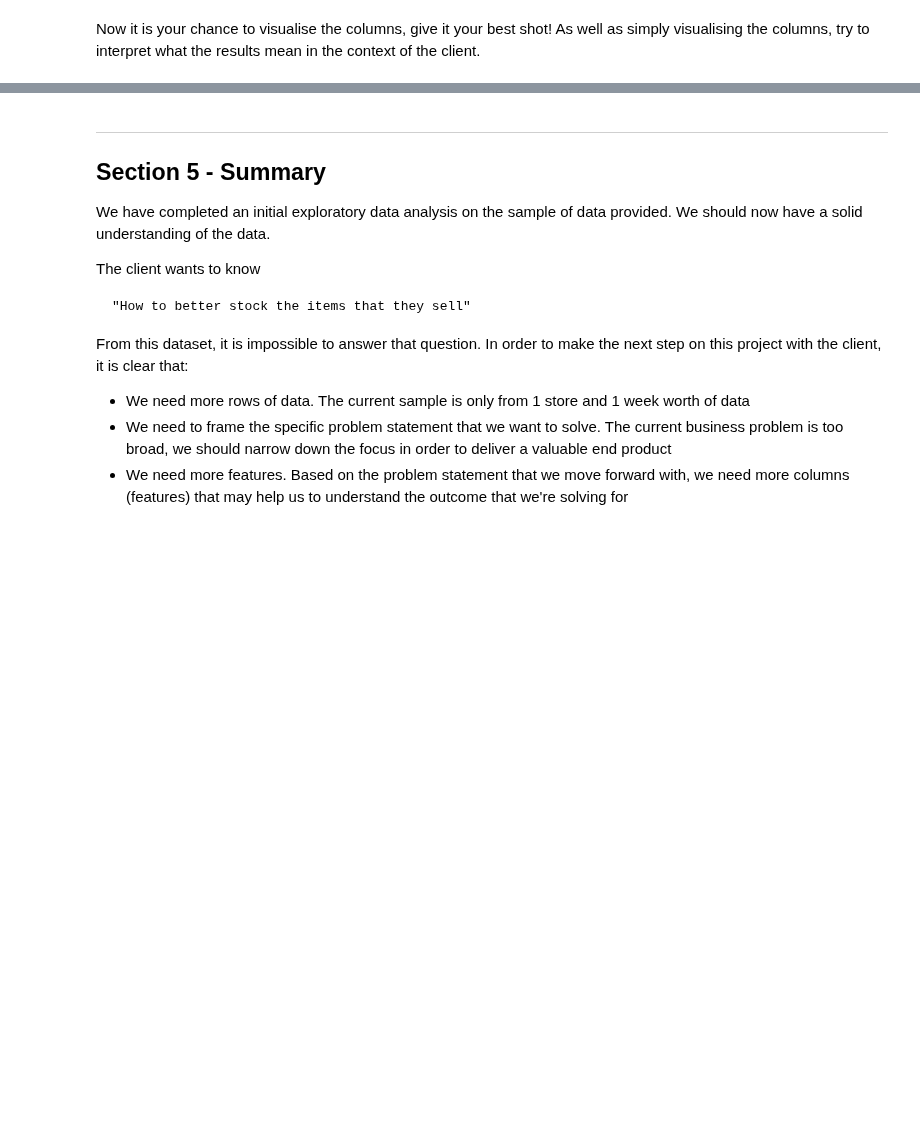
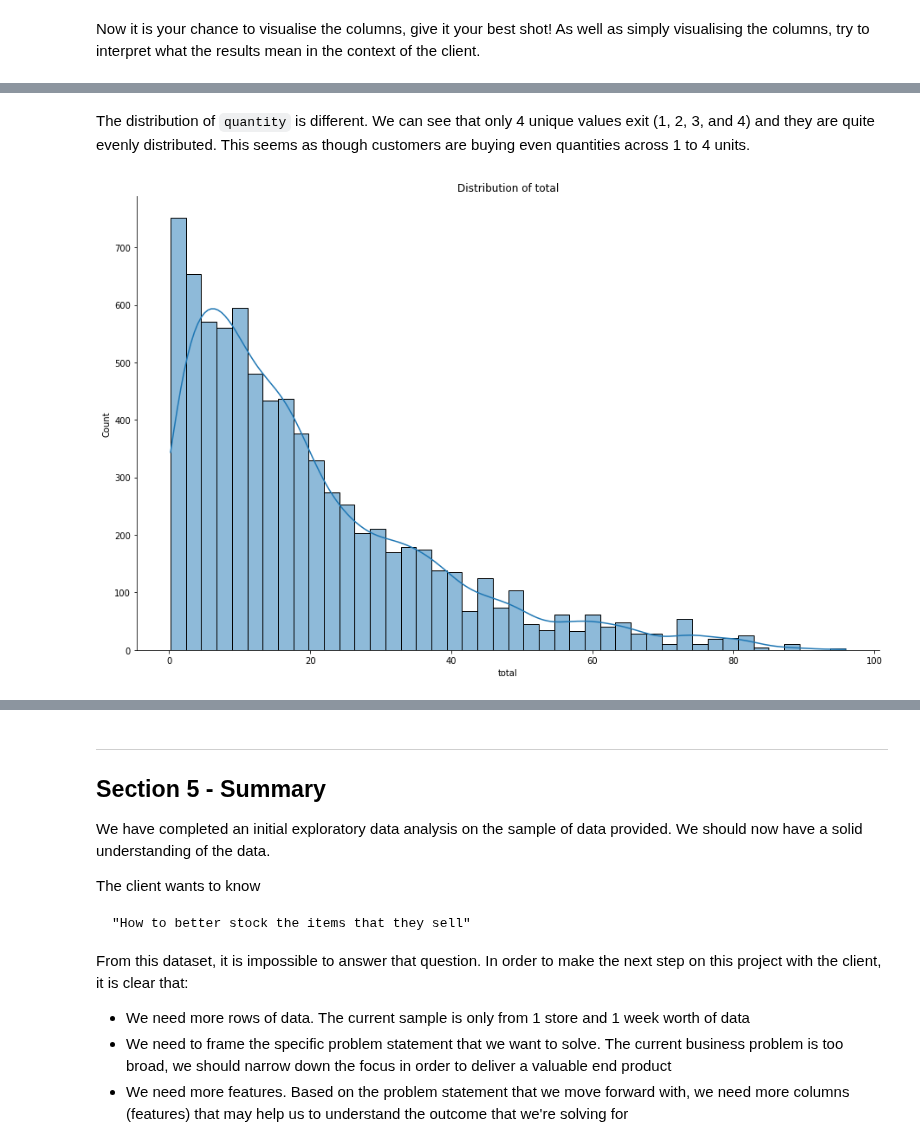
Before and after one commit to lawalsegun2025/forage_projects, a Jupyter notebook: 002_Cognizant_Artificial_Intelligence/1_Exploratory_Data_Analysis/notebook/eda.ipynb, the cells around one changed output, grey strips where cells are left out. Saved outputs shown, nothing was run; the diff lists cells and outputs as text; code cells hidden in the pictures; blank space fills up the shorter version.

```diff
--- a/002_Cognizant_Artificial_Intelligence/1_Exploratory_Data_Analysis/notebook/eda.ipynb
+++ b/002_Cognizant_Artificial_Intelligence/1_Exploratory_Data_Analysis/notebook/eda.ipynb
@@ -184,0 +197,6 @@ Now it is your chance to visualise the columns, give it your best shot! As well
+# %% [markdown]
+The distribution of `quantity` is different. We can see that only 4 unique values exit (1, 2, 3, and 4) and they are quite evenly distributed. This seems as though customers are buying even quantities across 1 to 4 units.
+# %%
+plot_continuous_distribution(df, 'total')
+# %% [output]
+[figure, added]
```
Also changed, not shown: parts of 6 cells of this notebook.
